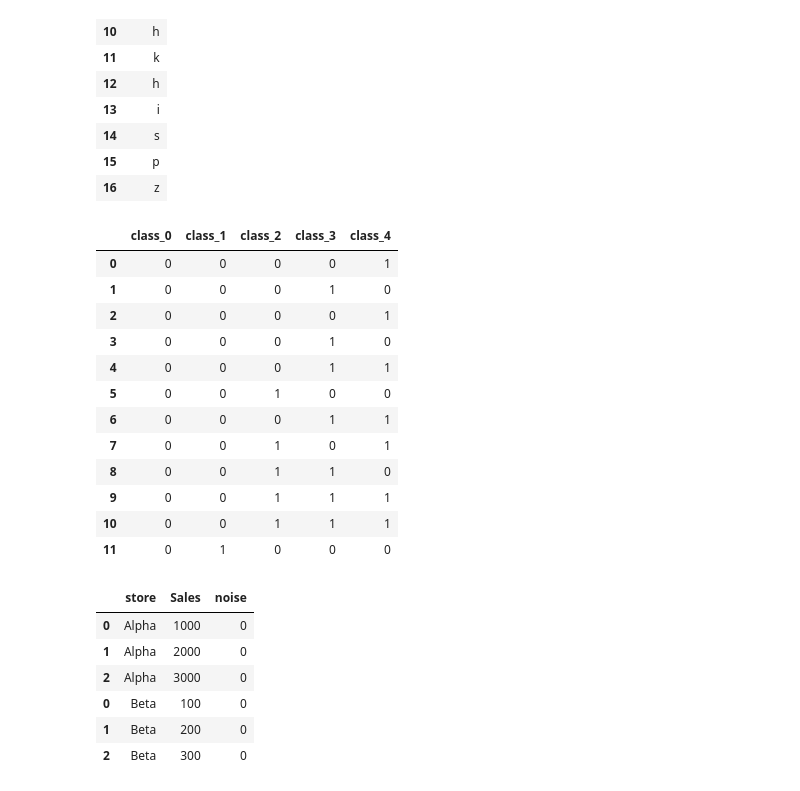
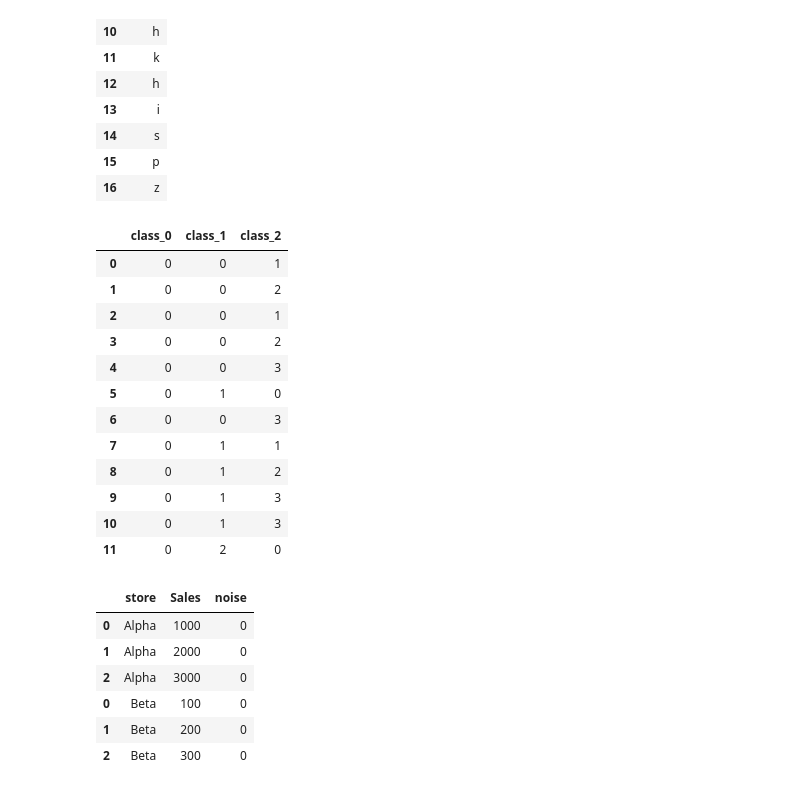
Before and after one commit to samsonafo/dsr-trees, a Jupyter notebook: encoding.ipynb, the cells around one changed output. Drawn from its saved outputs; the diff is of its cells as text; code cells hidden in the pictures.

```diff
--- a/encoding.ipynb
+++ b/encoding.ipynb
@@ -187,23 +187,23 @@ example_df
 | 16 | z |
 # %%
 # create an object of the BaseNEncoder
-ce_baseN4 = ce.BaseNEncoder(cols=['class'],base=2)
+ce_baseN4 = ce.BaseNEncoder(cols=['class'],base=4)
 # fit and transform and you will get the encoded data
 ce_baseN4.fit_transform(example_df).head(12)
 # %% [output]
-|  | class_0 | class_1 | class_2 | class_3 | class_4 |
-| 0 | 0 | 0 | 0 | 0 | 1 |
-| 1 | 0 | 0 | 0 | 1 | 0 |
-| 2 | 0 | 0 | 0 | 0 | 1 |
-| 3 | 0 | 0 | 0 | 1 | 0 |
-| 4 | 0 | 0 | 0 | 1 | 1 |
-| 5 | 0 | 0 | 1 | 0 | 0 |
-| 6 | 0 | 0 | 0 | 1 | 1 |
-| 7 | 0 | 0 | 1 | 0 | 1 |
-| 8 | 0 | 0 | 1 | 1 | 0 |
-| 9 | 0 | 0 | 1 | 1 | 1 |
-| 10 | 0 | 0 | 1 | 1 | 1 |
-| 11 | 0 | 1 | 0 | 0 | 0 |
+|  | class_0 | class_1 | class_2 |
+| 0 | 0 | 0 | 1 |
+| 1 | 0 | 0 | 2 |
+| 2 | 0 | 0 | 1 |
+| 3 | 0 | 0 | 2 |
+| 4 | 0 | 0 | 3 |
+| 5 | 0 | 1 | 0 |
+| 6 | 0 | 0 | 3 |
+| 7 | 0 | 1 | 1 |
+| 8 | 0 | 1 | 2 |
+| 9 | 0 | 1 | 3 |
+| 10 | 0 | 1 | 3 |
+| 11 | 0 | 2 | 0 |
 # %%
 #mean encode
 def mean_encode(data, col, on):
```
Also changed, not shown: 2 other files.
